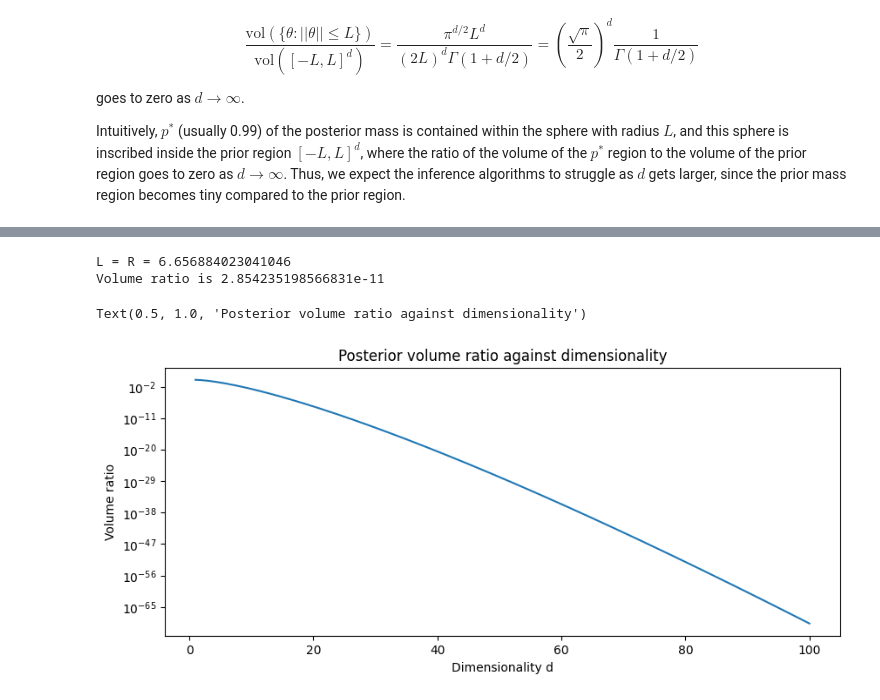
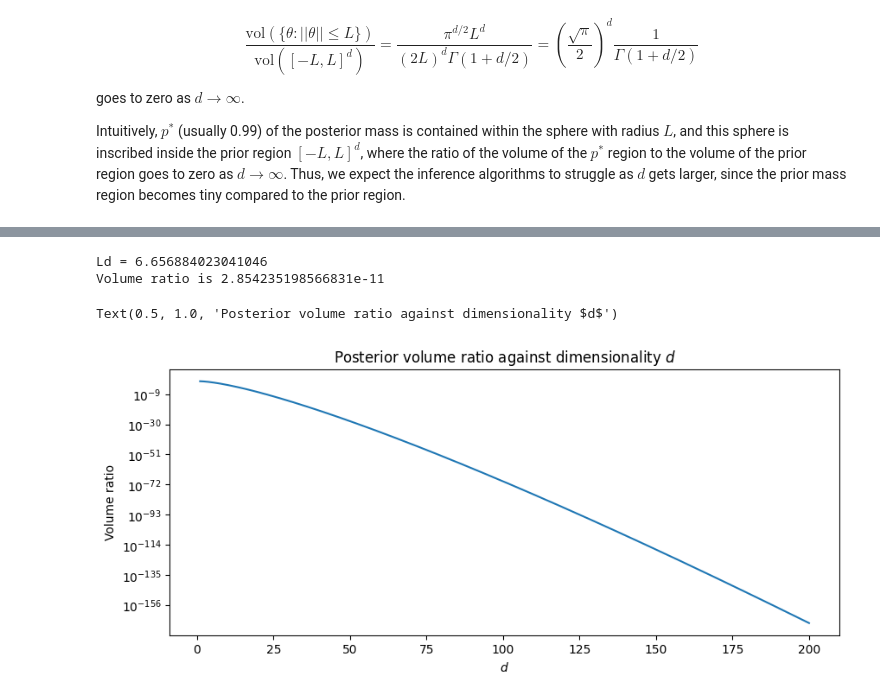
Before and after one commit to kaisamaroo/SBC-SBI, a Jupyter notebook: notebooks/toy_examples/unif_norm/compute_prior_width.ipynb, the cells around one changed output, grey strips where cells are left out. Cells and saved outputs as stored; diff of their text form; code cells hidden in the pictures.

```diff
--- a/notebooks/toy_examples/unif_norm/compute_prior_width.ipynb
+++ b/notebooks/toy_examples/unif_norm/compute_prior_width.ipynb
@@ -86,20 +74,20 @@ plt.show()
 # %%
 d = 25
-R = get_spherical_confidence_region(d=d, p=0.99)
-print(f"L = R = {R}")
-vr = vol_ratio(L=R, d=d)
+Ld = get_spherical_confidence_region(d=d, p=0.99)
+print(f"Ld = {Ld}")
+vr = vol_ratio(L=Ld, d=d)
 print(f"Volume ratio is {vr}")
 # %% [output]
-L = R = 6.656884023041046
+Ld = 6.656884023041046
 Volume ratio is 2.854235198566831e-11
 # %%
 fig, ax = plt.subplots(figsize=(10, 4))
-d_range = np.linspace(1, 100, 1000)
+d_range = np.linspace(1, 200, 1000)
 ax.plot(d_range, vol_ratio(L=1, d=d_range))
 ax.set_yscale("log")
-ax.set_xlabel("Dimensionality d")
+ax.set_xlabel(r"$d$")
 ax.set_ylabel("Volume ratio")
-ax.set_title(f"Posterior volume ratio against dimensionality")
+ax.set_title(r"Posterior volume ratio against dimensionality $d$")
 # %% [output]
-Text(0.5, 1.0, 'Posterior volume ratio against dimensionality')
+Text(0.5, 1.0, 'Posterior volume ratio against dimensionality $d$')
-[figure, old version]
+[figure, new version]
```
Also changed, not shown: parts of 4 cells of this notebook, 3 other files.
